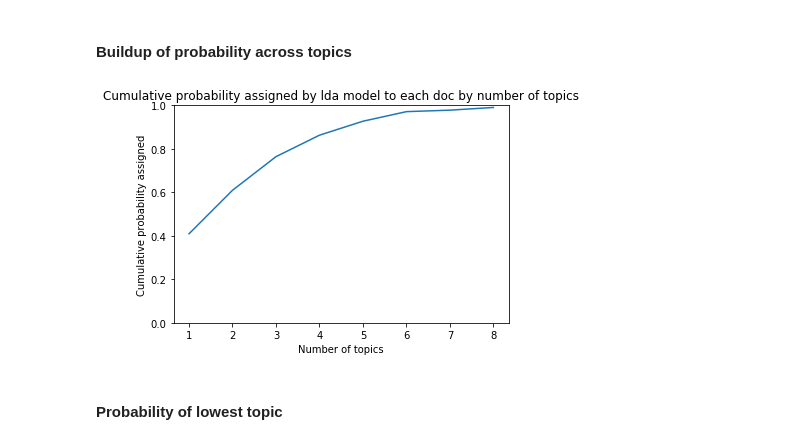
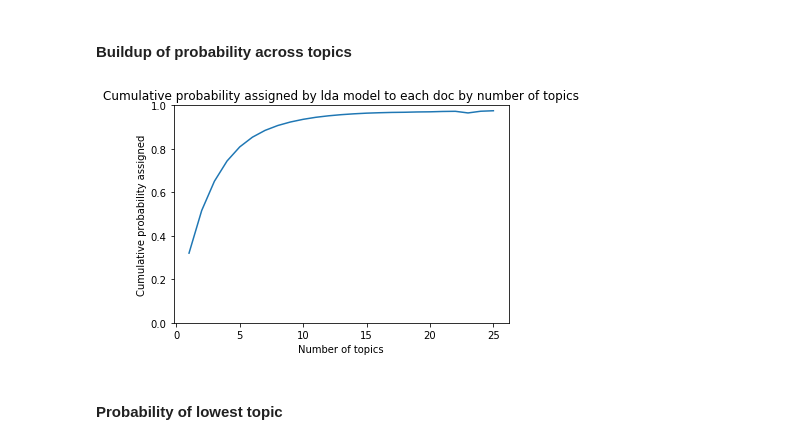
Before and after one commit to richardhitchens/w266_project, a Jupyter notebook: Evaluating_topics_1215_TS.ipynb, the cells around one changed output. Cells and saved outputs as stored; diff of their text form; code cells hidden in the pictures.

Commit message:
fixed cum prob and added topic score reloading

```diff
--- a/Evaluating_topics_1215_TS.ipynb
+++ b/Evaluating_topics_1215_TS.ipynb
@@ -311,26 +311,26 @@ SD of highest probability 0.12213257903
 # %%
 def chart_cum_prob(topic_scores):
     all_cums = defaultdict(int)
     total = defaultdict(int)
-    for t in topic_scores.keys()[:5]:
+    for t in topic_scores.keys():
         for n in topic_scores[t]["cum_prob"]:
             all_cums[n] += topic_scores[t]["cum_prob"][n]
             total[n] += 1
 
     all_cums = [all_cums[n]/total[n] for n in sorted(all_cums.keys())]
     all_cums
 
     plt.plot(range(1, len(all_cums) +1), all_cums)
 
     plt.xlabel("Number of topics")
     plt.ylabel("Cumulative probability assigned")
     plt.title("Cumulative probability assigned by lda model to each doc by number of topics")
     plt.ylim([0, 1])
     plt.show()
 
 chart_cum_prob(topic_scores)
 # %% [output]
-[figure, old version]
+[figure, new version]
 # %% [markdown]
 #### Probability of lowest topic
 # %%
```
Also changed, not shown: parts of 6 cells of this notebook.
